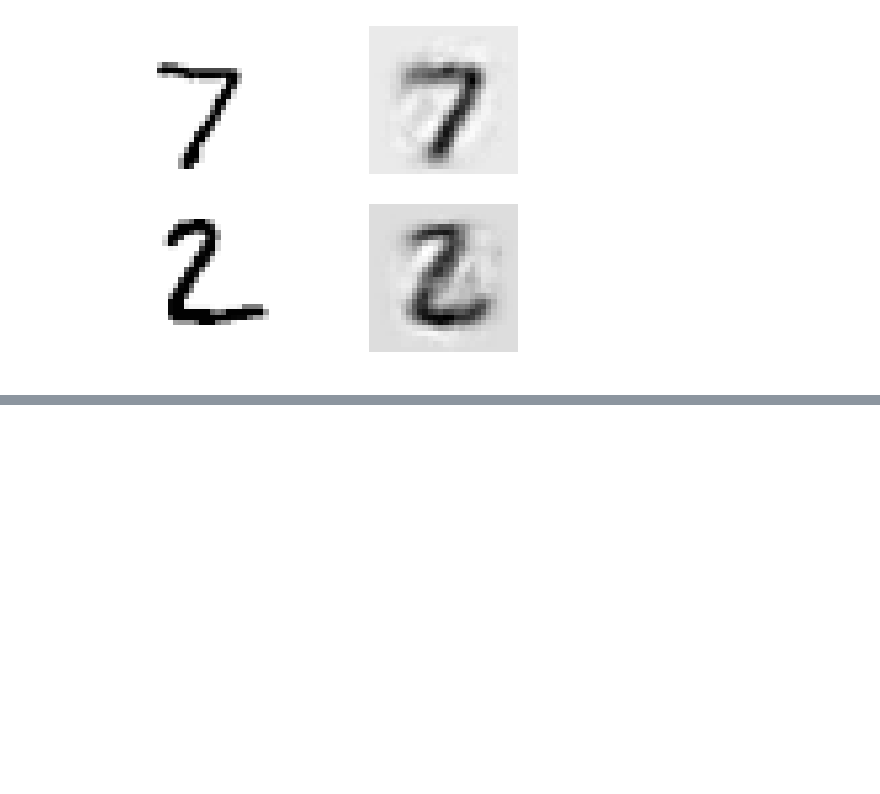
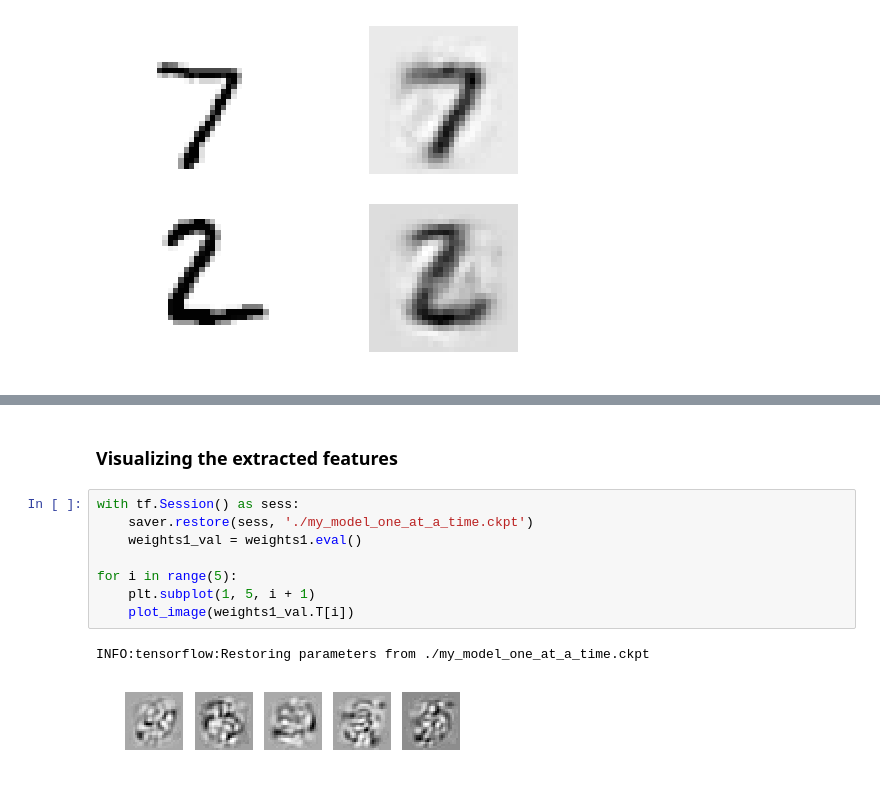
Before and after one commit to yl238/murphy-book, a Jupyter notebook: tensorflow/15-Autoencoders.ipynb, the cells around one changed output, grey strips where cells are left out. Saved outputs shown, nothing was run; the diff lists cells and outputs as text; blank space fills up the shorter version.

```diff
--- a/tensorflow/15-Autoencoders.ipynb
+++ b/tensorflow/15-Autoencoders.ipynb
@@ -305,0 +420,13 @@ show_graph(tf.get_default_graph())
+# %% [markdown]
+### Visualizing the extracted features
+# %%
+with tf.Session() as sess:
+    saver.restore(sess, './my_model_one_at_a_time.ckpt')
+    weights1_val = weights1.eval()
+
+for i in range(5):
+    plt.subplot(1, 5, i + 1)
+    plot_image(weights1_val.T[i])
+# %% [output]
+INFO:tensorflow:Restoring parameters from ./my_model_one_at_a_time.ckpt
+[figure, added]
```
Also changed, not shown: parts of 8 cells of this notebook, 4 other files.
